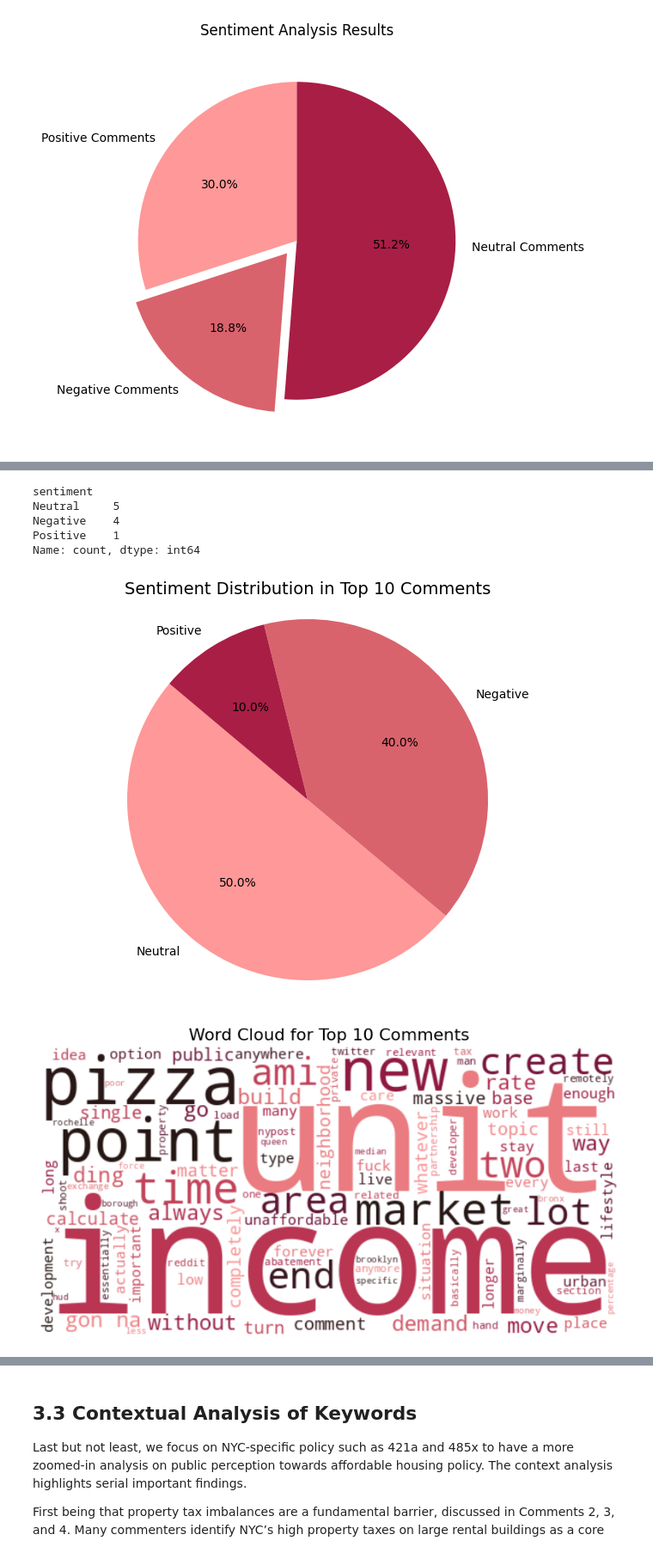
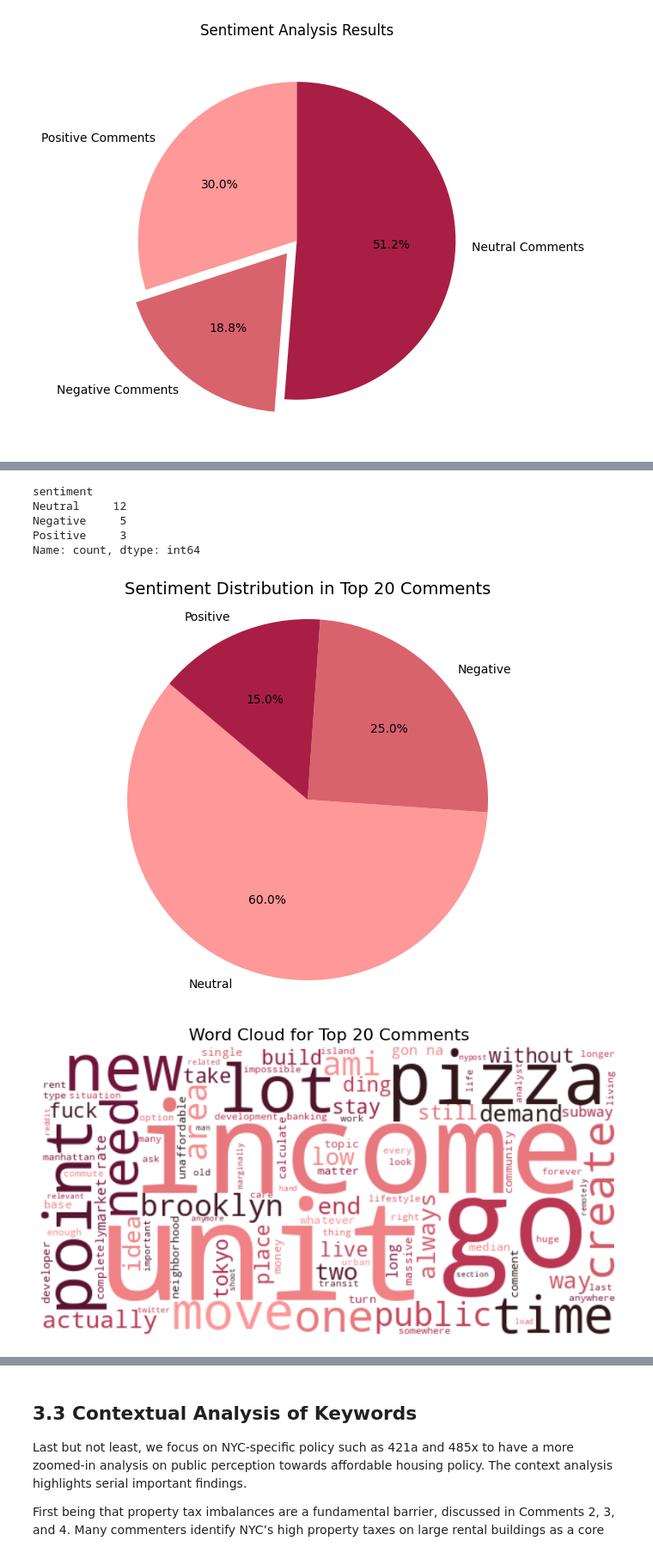
Before and after one commit to fantofan/Fanto-s-Final-Project, a Jupyter notebook: Final_Project_Code.ipynb, the cells around one changed output, grey strips where cells are left out. Shown at 86% size. Saved outputs shown, nothing was run; the diff lists cells and outputs as text; code cells hidden in the pictures.

```diff
--- a/Final_Project_Code.ipynb
+++ b/Final_Project_Code.ipynb
@@ -645,5 +650,5 @@ The sentiment analysis of the top 10 comments dominated by neutral and negative
 # %%
-top10score_df = comments_df.nlargest(10, 'score')
+top20score_df = comments_df.nlargest(20, 'score')
 
 def categorize_sentiment(score):
     if score > 0.5:
@@ -653,19 +658,19 @@ def categorize_sentiment(score):
     else:
         return 'Neutral'
 
-top10score_df['sentiment'] = top10score_df['sentiment_score'].apply(categorize_sentiment)
+top20score_df['sentiment'] = top20score_df['sentiment_score'].apply(categorize_sentiment)
 
-sentiment_counts = top10score_df['sentiment'].value_counts()
+sentiment_counts = top20score_df['sentiment'].value_counts()
 
 print(sentiment_counts)
 # %% [output]
 sentiment
-Neutral     5
-Negative    4
-Positive    1
+Neutral     12
+Negative     5
+Positive     3
 Name: count, dtype: int64
 # %%
-sentiment_counts = top10score_df['sentiment'].value_counts()
+sentiment_counts = top20score_df['sentiment'].value_counts()
 
 # # Create the pie chart
 plt.figure(figsize=(8, 6))
@@ -676,32 +681,32 @@ plt.pie(
     startangle=140,
     colors=['#FF9898FF', '#D9636CFF', '#A91E45FF']
 )
-plt.title('Sentiment Distribution in Top 10 Comments', fontsize=14)
+plt.title('Sentiment Distribution in Top 20 Comments', fontsize=14)
 plt.axis('equal')
 plt.show()
 # %% [output]
-[figure, old version]
+[figure, new version]
 # %%
 from matplotlib.colors import LinearSegmentedColormap
-# Combine all text from the top 10 comments into a single string
-top10_text = ' '.join(top10score_df['lemmatized_text'].dropna())
+# Combine all text from the top 20 comments into a single string
+top20_text = ' '.join(top20score_df['lemmatized_text'].dropna())
 
 palette = ['#FF9898FF', '#D9636CFF', '#A91E45FF', '#691238FF', '#251714FF']
 custom_colormap = LinearSegmentedColormap.from_list("custom_palette", palette)
 
 # Generate the word cloud
-wordcloud_top10 = WordCloud(
+wordcloud_top20 = WordCloud(
     width=600,
     height=300,
     background_color='white',
     colormap=custom_colormap,
     max_words=100
-).generate(top10_text)
+).generate(top20_text)
 
 plt.figure(figsize=(10, 5))
-plt.imshow(wordcloud_top10, interpolation='bilinear')
+plt.imshow(wordcloud_top20, interpolation='bilinear')
 plt.axis('off')
-plt.title("Word Cloud for Top 10 Comments", fontsize=16)
+plt.title("Word Cloud for Top 20 Comments", fontsize=16)
 plt.show()
 # %% [output]
-[figure, old version]
+[figure, new version]
```
Also changed, not shown: parts of 19 cells of this notebook.
